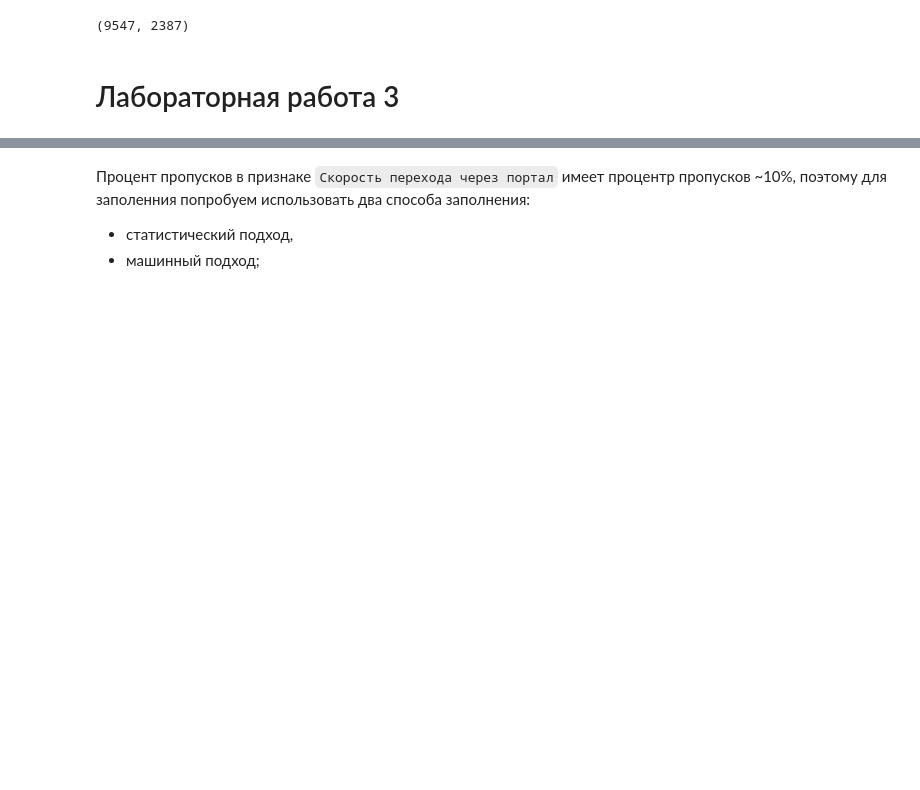
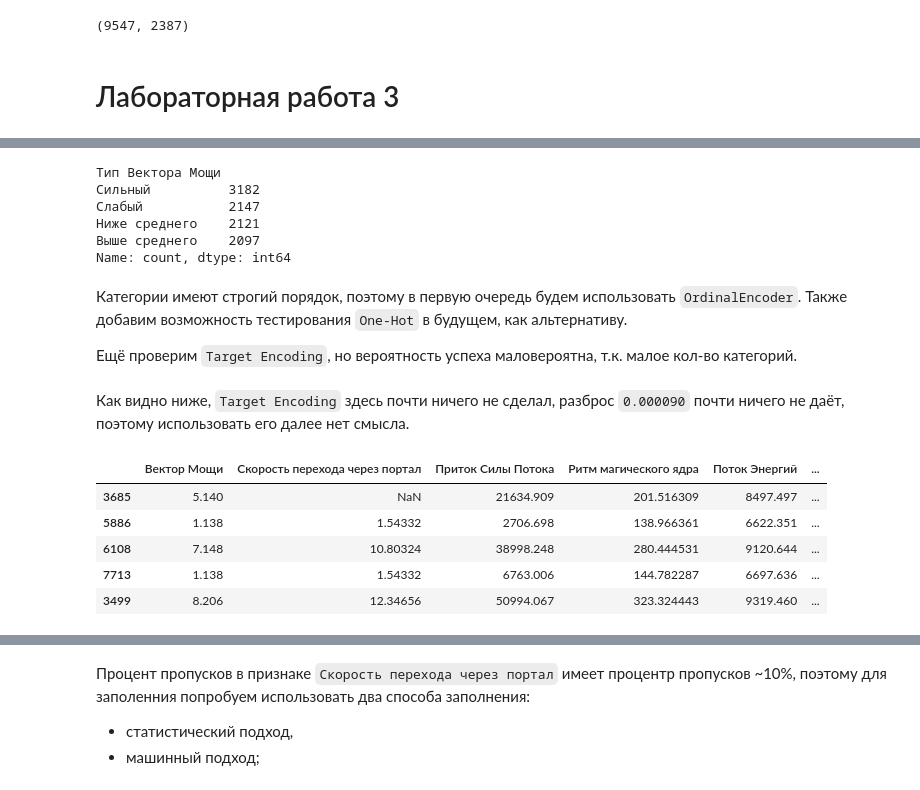
Before and after one commit to Vaiforo/practi5, a Jupyter notebook: labworks.ipynb, the cells around one changed output, grey strips where cells are left out. Saved outputs shown, nothing was run; the diff lists cells and outputs as text; code cells hidden in the pictures; blank space fills up the shorter version.

```diff
--- a/labworks.ipynb
+++ b/labworks.ipynb
@@ -465,0 +489,9 @@ len(X_train), len(X_test)
+# %%
+X_train["Тип Вектора Мощи"].value_counts()
+# %% [output]
+Тип Вектора Мощи
+Сильный          3182
+Слабый           2147
+Ниже среднего    2121
+Выше среднего    2097
+Name: count, dtype: int64
@@ -465,0 +500,4 @@ len(X_train), len(X_test)
+# %% [markdown]
+Категории имеют строгий порядок, поэтому в первую очередь будем использовать `OrdinalEncoder`. Также добавим возможность тестирования `One-Hot` в будущем, как альтернативу.
+
+Ещё проверим `Target Encoding`, но вероятность успеха маловероятна, т.к. малое кол-во категорий.
@@ -465,0 +568,11 @@ len(X_train), len(X_test)
+# %% [markdown]
+Как видно ниже, `Target Encoding` здесь почти ничего не сделал, разброс `0.000090` почти ничего не даёт, поэтому использовать его далее нет смысла.
+# %%
+X_train.head()
+# %% [output]
+|  | Вектор Мощи | Скорость перехода через портал | Приток Силы Потока | Ритм магического ядра | Поток Энергий | ... |
+| 3685 | 5.140 | NaN | 21634.909 | 201.516309 | 8497.497 | ... |
+| 5886 | 1.138 | 1.54332 | 2706.698 | 138.966361 | 6622.351 | ... |
+| 6108 | 7.148 | 10.80324 | 38998.248 | 280.444531 | 9120.644 | ... |
+| 7713 | 1.138 | 1.54332 | 6763.006 | 144.782287 | 6697.636 | ... |
+| 3499 | 8.206 | 12.34656 | 50994.067 | 323.324443 | 9319.460 | ... |
```
Also changed, not shown: parts of 15 cells of this notebook.
